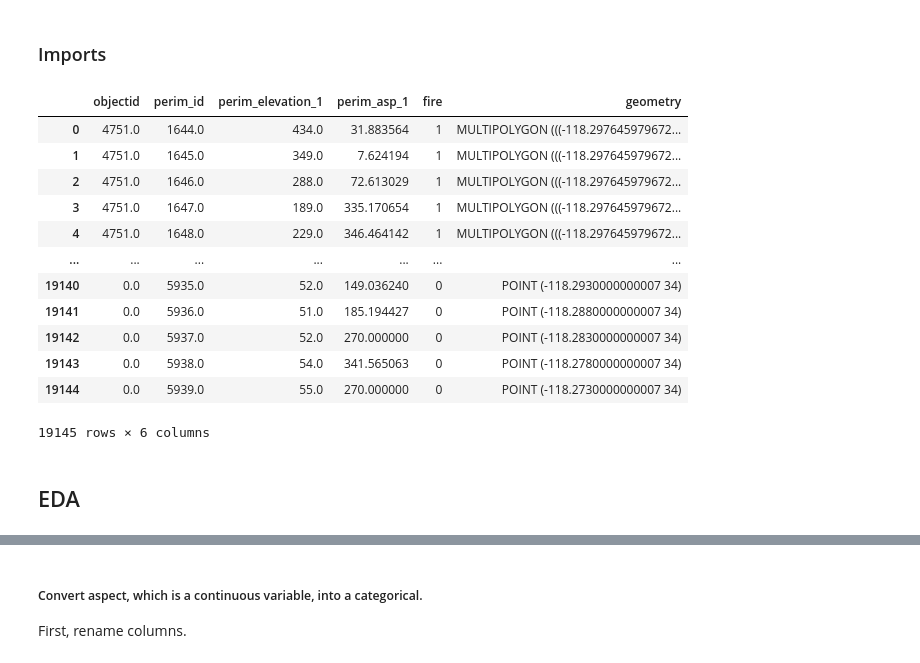
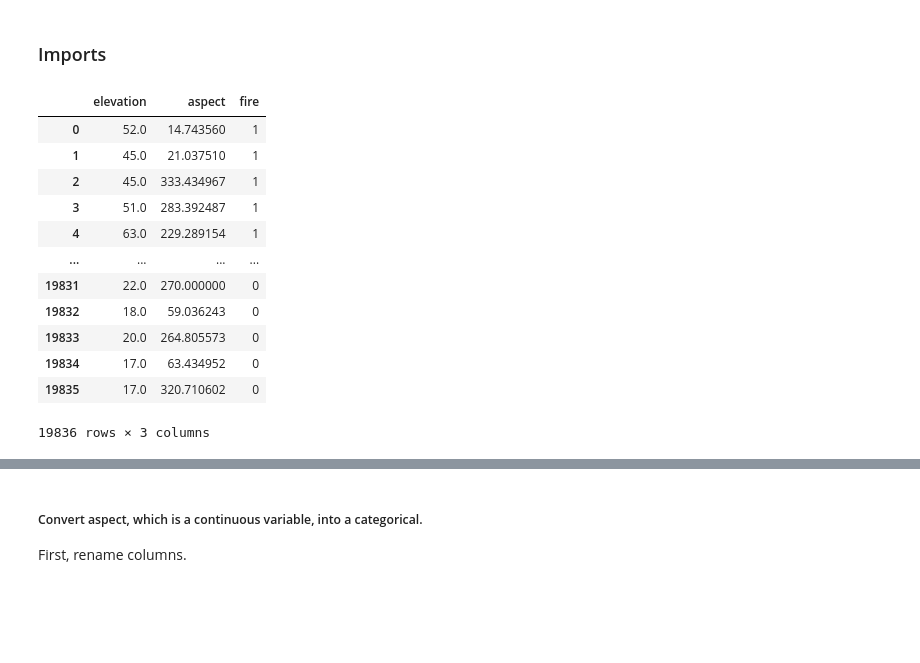
Before and after one commit to sralter/classifire, a Jupyter notebook: 01_capstone_notebooks/alter_samuel_capstone_geoanalysis.ipynb, the cells around one changed output, grey strips where cells are left out. Saved outputs shown, nothing was run; the diff lists cells and outputs as text; code cells hidden in the pictures; blank space fills up the shorter version.

```diff
--- a/01_capstone_notebooks/alter_samuel_capstone_geoanalysis.ipynb
+++ b/01_capstone_notebooks/alter_samuel_capstone_geoanalysis.ipynb
@@ -30,21 +32,19 @@ from sklearn.model_selection import train_test_split
 # %%
 # import geographic information .CSV
 
-sm_geo_original=pd.read_csv('/Users/sra/Desktop/Data_Science_2023/_capstone/00_capstone_data/shapefiles/joins/sm_geo_combine.csv')
-sm_geo_original
+df_original=pd.read_csv('/Users/sra/Desktop/Data_Science_2023/_capstone/00_capstone_data/shapefiles/joins/layer_combine.csv')
+df_original
 # %% [output]
-|  | objectid | perim_id | perim_elevation_1 | perim_asp_1 | fire | geometry |
-| 0 | 4751.0 | 1644.0 | 434.0 | 31.883564 | 1 | MULTIPOLYGON (((-118.297645979672... |
-| 1 | 4751.0 | 1645.0 | 349.0 | 7.624194 | 1 | MULTIPOLYGON (((-118.297645979672... |
-| 2 | 4751.0 | 1646.0 | 288.0 | 72.613029 | 1 | MULTIPOLYGON (((-118.297645979672... |
-| 3 | 4751.0 | 1647.0 | 189.0 | 335.170654 | 1 | MULTIPOLYGON (((-118.297645979672... |
-| 4 | 4751.0 | 1648.0 | 229.0 | 346.464142 | 1 | MULTIPOLYGON (((-118.297645979672... |
-| ... | ... | ... | ... | ... | ... | ... |
-| 19140 | 0.0 | 5935.0 | 52.0 | 149.036240 | 0 | POINT (-118.2930000000007 34) |
-| 19141 | 0.0 | 5936.0 | 51.0 | 185.194427 | 0 | POINT (-118.2880000000007 34) |
-| 19142 | 0.0 | 5937.0 | 52.0 | 270.000000 | 0 | POINT (-118.2830000000007 34) |
-| 19143 | 0.0 | 5938.0 | 54.0 | 341.565063 | 0 | POINT (-118.2780000000007 34) |
-| 19144 | 0.0 | 5939.0 | 55.0 | 270.000000 | 0 | POINT (-118.2730000000007 34) |
+|  | elevation | aspect | fire |
+| 0 | 52.0 | 14.743560 | 1 |
+| 1 | 45.0 | 21.037510 | 1 |
+| 2 | 45.0 | 333.434967 | 1 |
+| 3 | 51.0 | 283.392487 | 1 |
+| 4 | 63.0 | 229.289154 | 1 |
+| ... | ... | ... | ... |
+| 19831 | 22.0 | 270.000000 | 0 |
+| 19832 | 18.0 | 59.036243 | 0 |
+| 19833 | 20.0 | 264.805573 | 0 |
+| 19834 | 17.0 | 63.434952 | 0 |
+| 19835 | 17.0 | 320.710602 | 0 |
-19145 rows × 6 columns
+19836 rows × 3 columns
-# %% [markdown]
-## EDA
```
Also changed, not shown: parts of 23 cells of this notebook, 3 other files.
